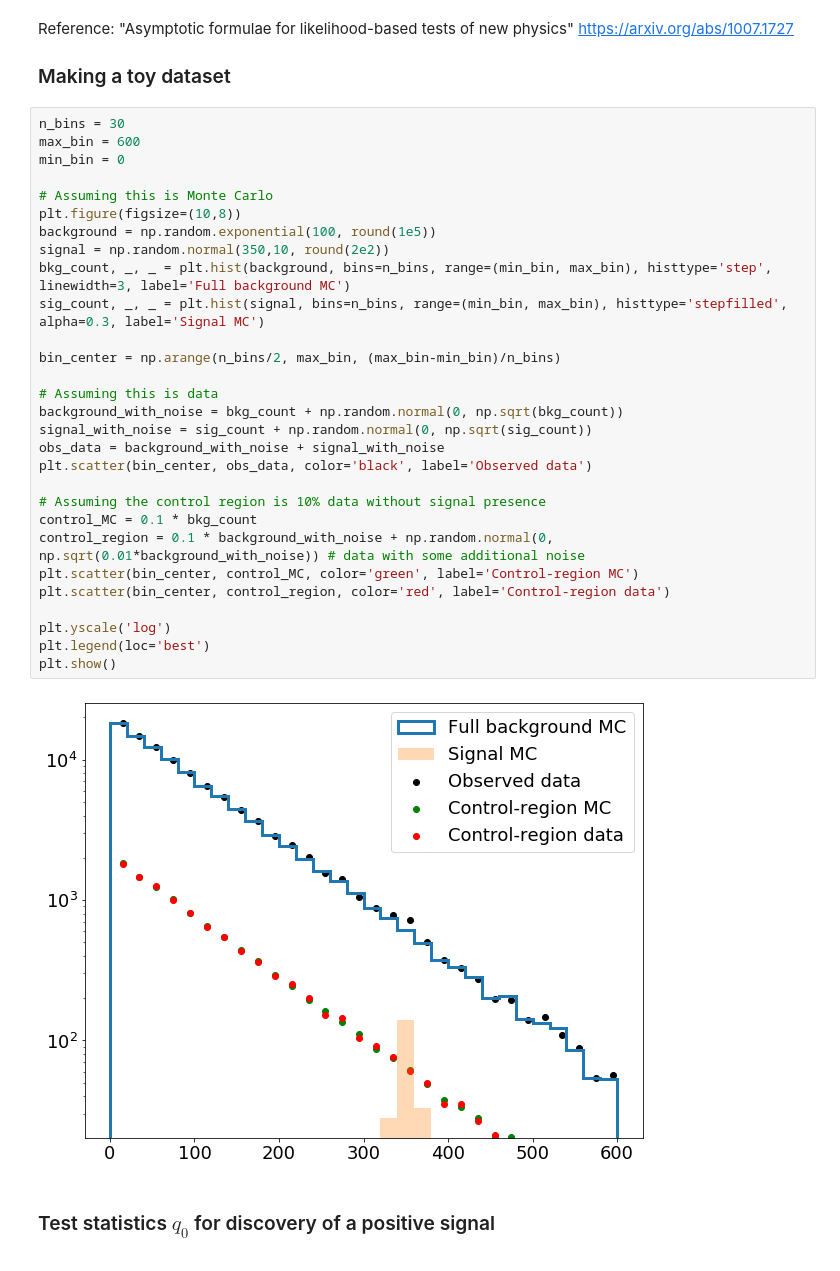
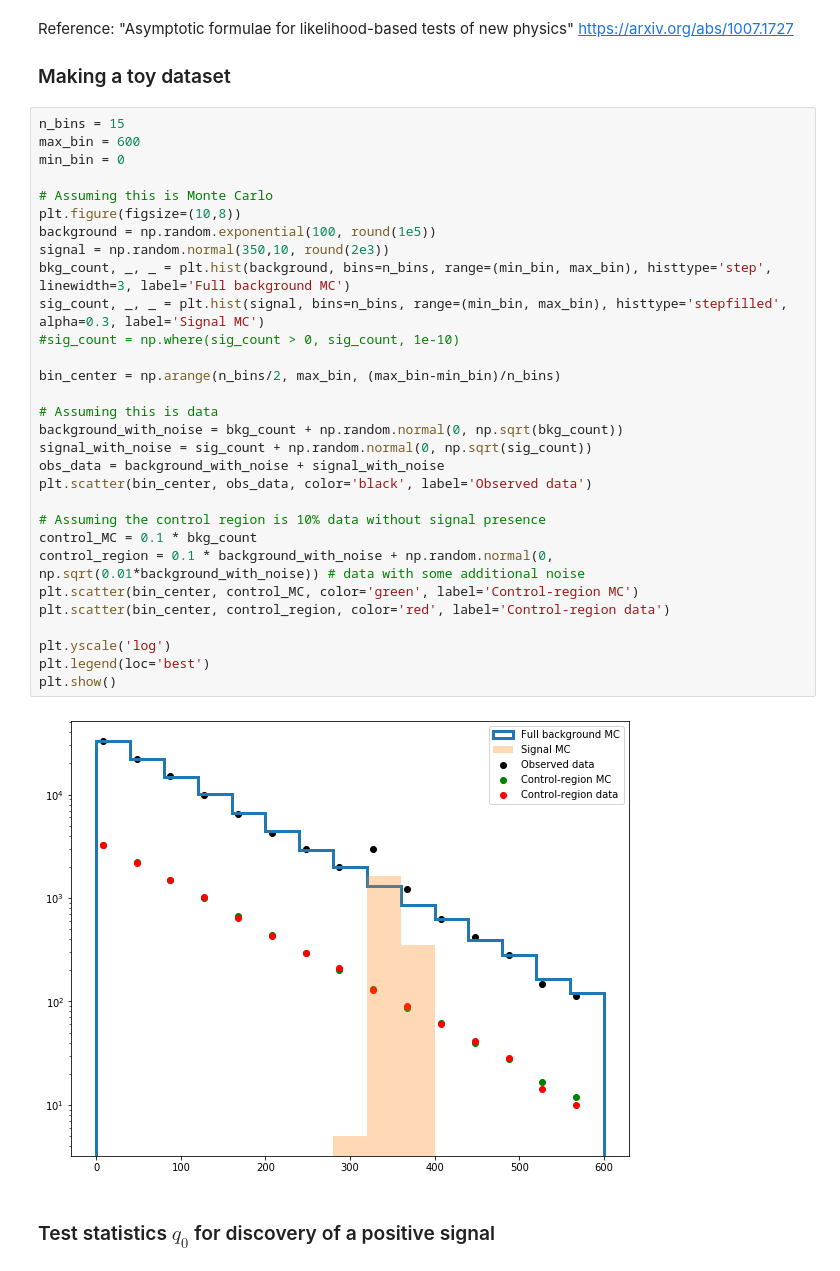
Before and after one commit to thongonary/Thoughts, a Jupyter notebook: HypothesisTesting.ipynb, the cells around one changed output. Cells and saved outputs as stored; diff of their text form.

```diff
--- a/HypothesisTesting.ipynb
+++ b/HypothesisTesting.ipynb
@@ -10,36 +10,37 @@ Reference: "Asymptotic formulae for likelihood-based tests of new physics" https
 
 ### Making a toy dataset
 # %%
-n_bins = 30
+n_bins = 15
 max_bin = 600
 min_bin = 0
 
 # Assuming this is Monte Carlo
 plt.figure(figsize=(10,8))
 background = np.random.exponential(100, round(1e5))
-signal = np.random.normal(350,10, round(2e2))
+signal = np.random.normal(350,10, round(2e3))
 bkg_count, _, _ = plt.hist(background, bins=n_bins, range=(min_bin, max_bin), histtype='step', linewidth=3, label='Full background MC')
 sig_count, _, _ = plt.hist(signal, bins=n_bins, range=(min_bin, max_bin), histtype='stepfilled', alpha=0.3, label='Signal MC')
+#sig_count = np.where(sig_count > 0, sig_count, 1e-10)
 
 bin_center = np.arange(n_bins/2, max_bin, (max_bin-min_bin)/n_bins)
 
 # Assuming this is data
 background_with_noise = bkg_count + np.random.normal(0, np.sqrt(bkg_count))
 signal_with_noise = sig_count + np.random.normal(0, np.sqrt(sig_count))
 obs_data = background_with_noise + signal_with_noise
 plt.scatter(bin_center, obs_data, color='black', label='Observed data')
 
 # Assuming the control region is 10% data without signal presence
 control_MC = 0.1 * bkg_count
 control_region = 0.1 * background_with_noise + np.random.normal(0, np.sqrt(0.01*background_with_noise)) # data with some additional noise
 plt.scatter(bin_center, control_MC, color='green', label='Control-region MC')
 plt.scatter(bin_center, control_region, color='red', label='Control-region data')
 
 plt.yscale('log')
 plt.legend(loc='best')
 plt.show()
 # %% [output]
-[figure, old version]
+[figure, new version]
 # %% [markdown]
 ### Test statistics $q_0$ for discovery of a positive signal
 # %% [markdown]
```
Also changed, not shown: parts of 3 cells of this notebook.
